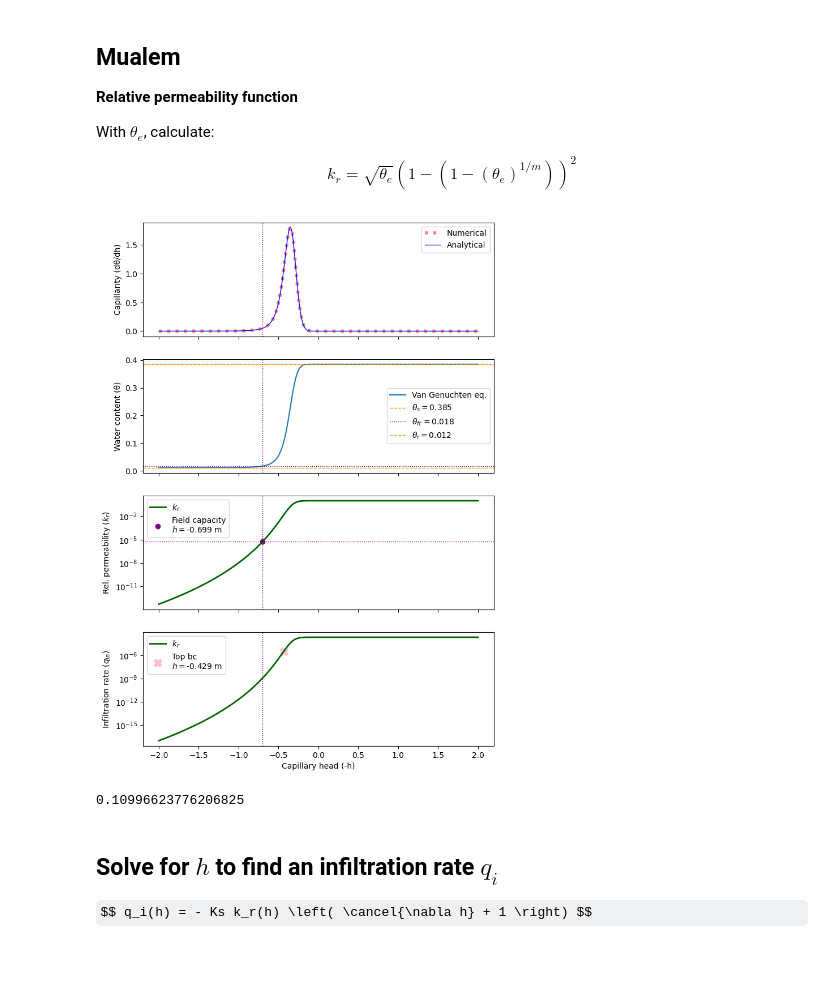
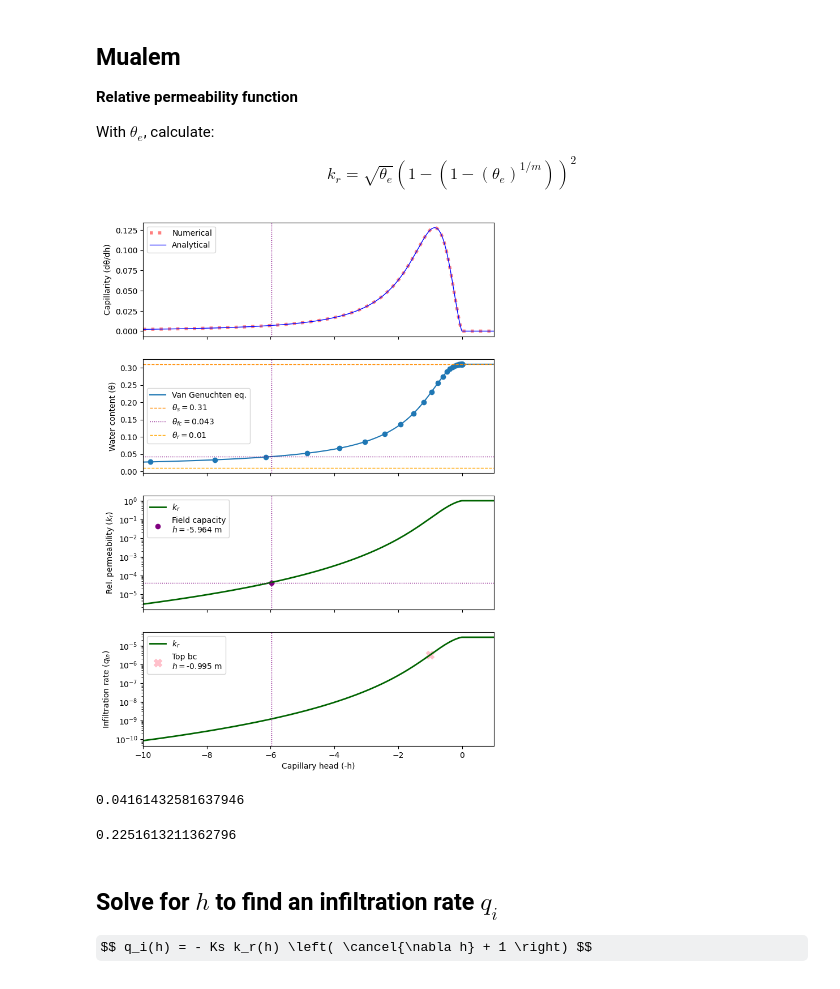
Before and after one commit to edsaac/ReactiveBiomass, a Jupyter notebook: misc/saturationCurve.ipynb, the cells around one changed output. Cells and saved outputs as stored; diff of their text form; code cells hidden in the pictures; some formulas as TeX source.

```diff
--- a/misc/saturationCurve.ipynb
+++ b/misc/saturationCurve.ipynb
@@ -37,14 +37,23 @@ from scipy.optimize import fsolve
 from scipy.interpolate import UnivariateSpline
 # %%
 ## Globals
-α = 2.79 #1/m
-θs = 0.385
-θr = 0.012
-n = 7.26
+α = 0.912 #1/m
+θs = 0.31
+θr = 0.01
+n = 2.3
 m = 1 - 1/n
-Ks = 2.07E-4  #m/s
+Ks = 2.83E-5  #m/s
 qtarget = 3.32E-6 #m/s
 Kfc = 1.16E-9 #m/s
+
+# α = 2.79 #1/m
+# θs = 0.385
+# θr = 0.012
+# n = 7.26
+# m = 1 - 1/n
+# Ks = 2.07E-4  #m/s
+# qtarget = 3.32E-6 #m/s
+# Kfc = 1.16E-9 #m/s
 krfc = Kfc/Ks
 
 def vanGenuchten(h:np.array) -> np.array:
@@ -74,7 +83,7 @@ def capillarity(h) -> np.array:
     x *= (θs - θr)
     return x
 
-h = np.concatenate([np.geomspace(-2, -1.0E-3, 500), np.linspace(0,2,10)])
+h = np.concatenate([np.geomspace(-10, -1.0E-3, 500), np.linspace(0,2,10)])
 θe = vanGenuchten(h)
 θ = waterSaturation(h)
 kr = mualemPermeability(h)
@@ -85,6 +94,11 @@ h_krfc = h[np.argmin(np.abs(kr-krfc))]
 
 qin = Ks * kr
 h_qtarget = h[np.argmin(np.abs(qin - qtarget))]
+# %%
+from pandas import read_csv
+
+## Read curve calculated from Hydrus-1D
+htheta = read_csv("fromhyds")
 # %%
 fig, axs = plt.subplots(4,1, sharex=True, figsize=[8,12])
 ax = axs[0]
@@ -95,40 +109,45 @@ ax.legend()
 
 ax = axs[1]
 ax.plot(h,θ, label="Van Genuchten eq.")
+ax.scatter(-htheta['C1']/100, htheta['C2'])
 ax.axhline(y=θs, ls='dashed', lw=1, c='darkorange', label=fr"$\theta_s={θs}$")
 ax.axhline(y=θfc, label=rf"$\theta_{{fc}}=${θfc:.3f}", ls=":", lw=1, c="purple")
 ax.axhline(y=θr, ls='dashed', lw=1, c='orange', label=fr"$\theta_r={θr}$")
 ax.set_ylabel("Water content (θ)")
 ax.legend()
 
 ax = axs[2]
 ax.plot(h, kr, lw=2, c='darkgreen', label="$k_r$")
 ax.scatter([h_krfc],[krfc], label=f"Field capacity\n$h=${h_krfc:.3f} m", c="purple")
 ax.axhline(y=krfc, ls=":", lw=1, c="purple")
 ax.set_yscale('log')
 ax.set_ylabel("Rel. permeability ($k_r$)")
 ax.legend()
 
 ax = axs[3]
 ax.plot(h, qin, lw=2, c='darkgreen', label="$k_r$")
 ax.scatter([h_qtarget],[qtarget], label=f"Top bc\n$h=${h_qtarget:.3f} m", c="pink", marker="X", s=100)
 # ax.axhline(y=krfc, ls=":", lw=1, c="purple")
 ax.set_yscale('log')
 ax.set_ylabel("Infiltration rate ($q_{in}$)")
 ax.set_xlabel("Capillary head (-h)")
 ax.legend()
-
+ax.set_xlim(-10, 1)
 
 for ax in axs:
     ax.axvline(x=h_krfc, ls=":", lw=1, c="purple")
 
 plt.show()
 # %% [output]
-[figure, old version]
+[figure, new version]
+# %%
+waterSaturation(-6.14)
+# %% [output]
+0.04161432581637946
 # %%
 waterSaturation(h_qtarget)
 # %% [output]
-0.10996623776206825
+0.2251613211362796
 # %% [markdown]
 ## Solve for $h$ to find an infiltration rate $q_i$
 
```
Also changed, not shown: 43 other files.
